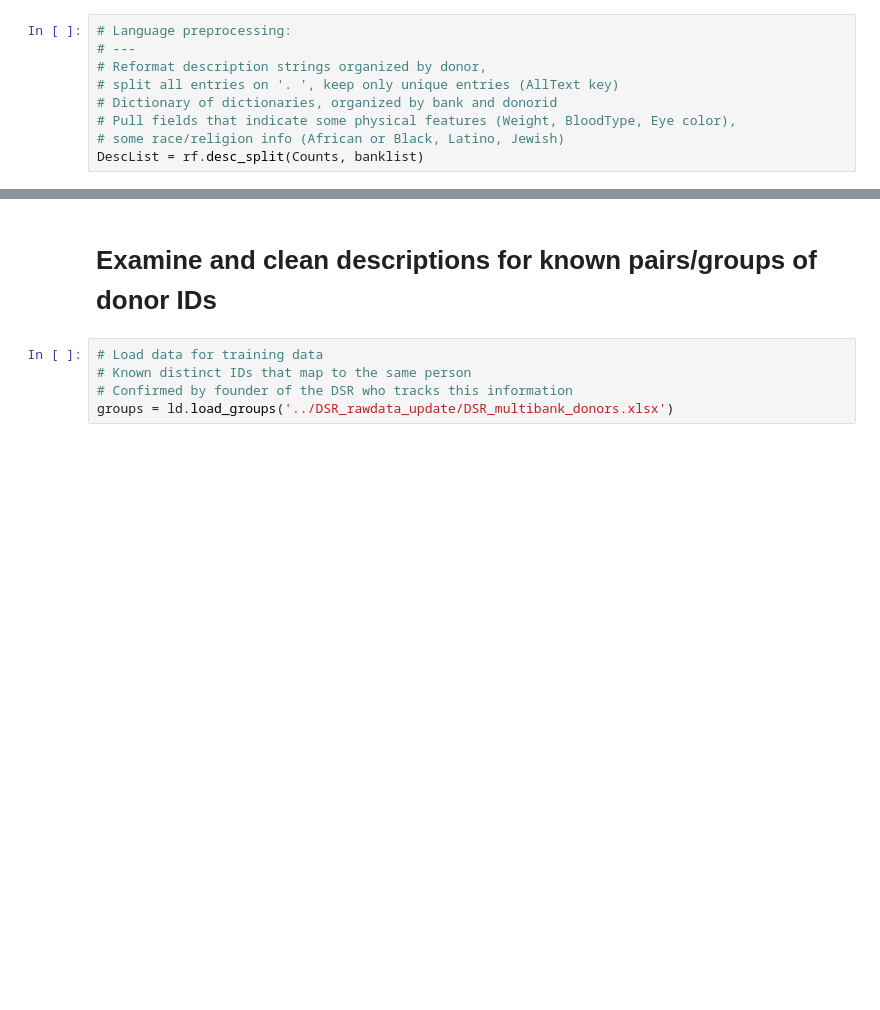
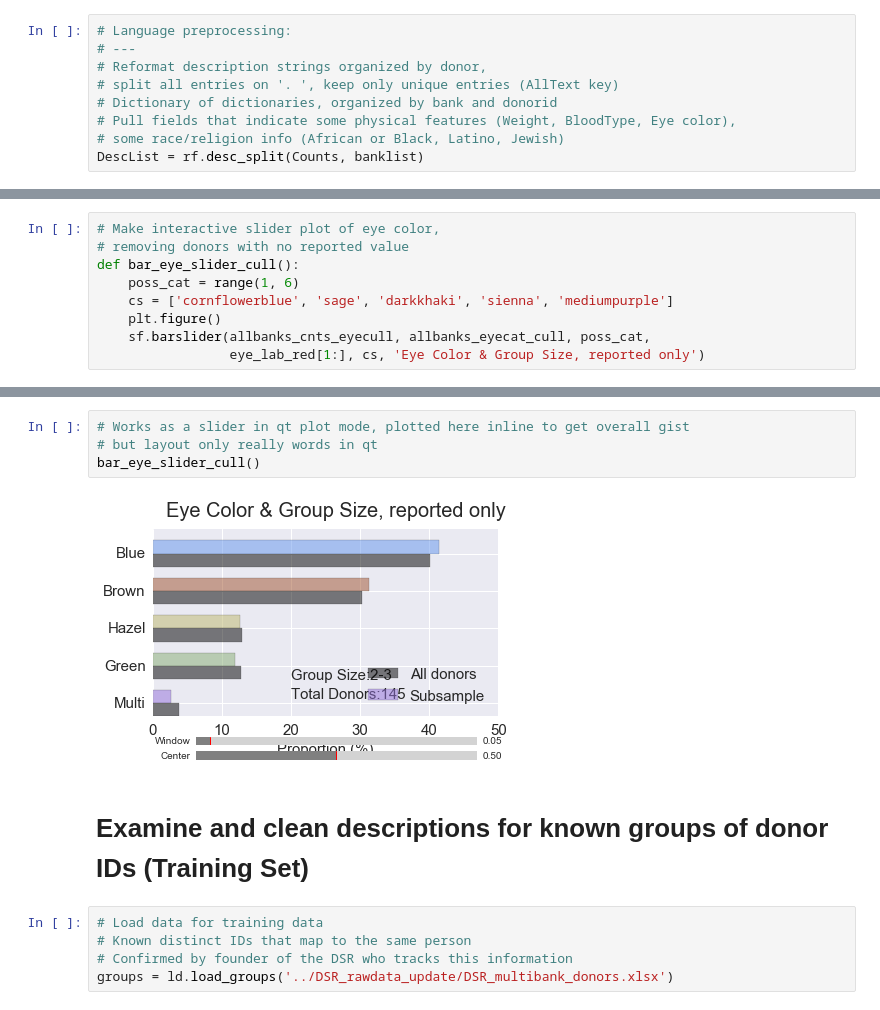
Before and after one commit to nathanvc/SuperDonor_dev, a Jupyter notebook: DSR_Insight/DSR_analysisexample_superdonor.ipynb, the cells around one changed output, grey strips where cells are left out. Drawn from its saved outputs; the diff is of its cells as text; blank space fills up the shorter version.

```diff
--- a/DSR_Insight/DSR_analysisexample_superdonor.ipynb
+++ b/DSR_Insight/DSR_analysisexample_superdonor.ipynb
@@ -101,0 +174,9 @@ DescList = rf.desc_split(Counts, banklist)
+# %%
+# Make interactive slider plot of eye color,
+# removing donors with no reported value
+def bar_eye_slider_cull():
+    poss_cat = range(1, 6)
+    cs = ['cornflowerblue', 'sage', 'darkkhaki', 'sienna', 'mediumpurple']
+    plt.figure()
+    sf.barslider(allbanks_cnts_eyecull, allbanks_eyecat_cull, poss_cat,
+                 eye_lab_red[1:], cs, 'Eye Color & Group Size, reported only')
@@ -102,5 +204,11 @@ DescList = rf.desc_split(Counts, banklist)
+# %%
+# Works as a slider in qt plot mode, plotted here inline to get overall gist
+# but layout only really words in qt
+bar_eye_slider_cull()
+# %% [output]
+[figure, added]
 # %% [markdown]
-# Examine and clean descriptions for known pairs/groups of donor IDs
+# Examine and clean descriptions for known groups of donor IDs (Training Set)
 # %%
 # Load data for training data
 # Known distinct IDs that map to the same person
```
Also changed, not shown: parts of 14 cells of this notebook.
